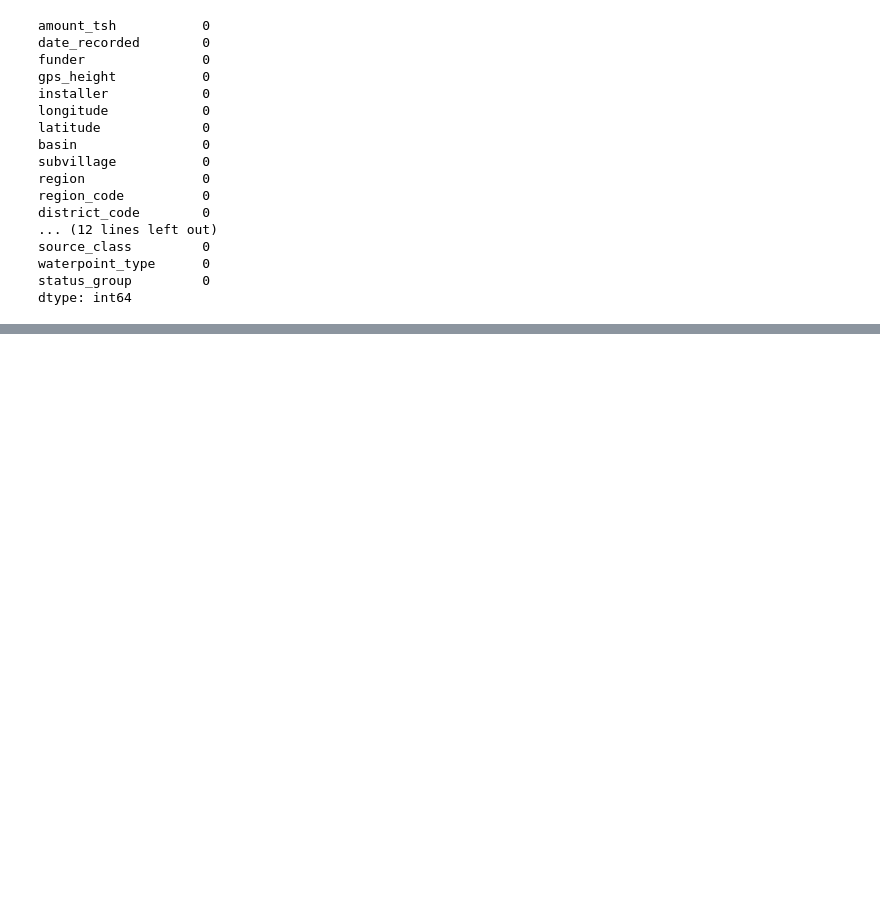
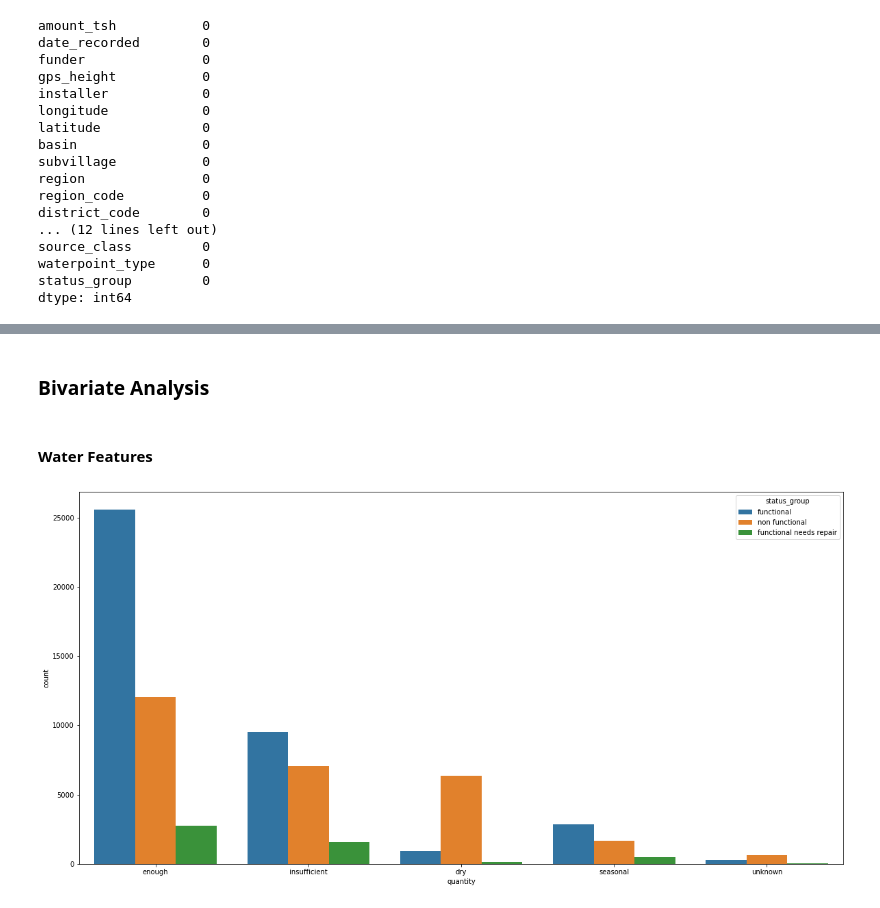
Before and after one commit to MissJJT/dsc-phase-3-project-v3, a Jupyter notebook: student.ipynb, the cells around one changed output, grey strips where cells are left out. Cells and saved outputs as stored; diff of their text form; code cells hidden in the pictures; blank space fills up the shorter version.

Commit message:
Bivariate

```diff
--- a/student.ipynb
+++ b/student.ipynb
@@ -1610,0 +1733,20 @@ dtype: int64
+# %%
+# Descriptive statistics
+print(df_without_id.describe())
+
+# Plot histograms for a few key numerical features
+
+numerical_features = ['amount_tsh', 'gps_height', 'longitude', 'latitude', 'population', 'construction_year']
+
+plt.style.use('seaborn-v0_8-whitegrid')
+fig, axes = plt.subplots(nrows=2, ncols=3, figsize=(18, 10))
+fig.suptitle('Histograms of Numerical Features', fontsize=20)
+
+for i, feature in enumerate(numerical_features):
+    row = i // 3
+    col = i % 3
+    sns.histplot(df[feature], ax=axes[row, col], kde=True)
+    axes[row, col].set_title(feature)
+
+plt.tight_layout(rect=[0, 0, 1, 0.96])
+plt.show()
@@ -1610,0 +1774,9 @@ dtype: int64
+# %% [markdown]
+### Bivariate Analysis
+# %% [markdown]
+#### Water Features
+# %%
+plt.figure(figsize=(20,10))
+ax = sns.countplot(x='quantity', hue="status_group", data=df_without_id)
+# %% [output]
+[figure, added]
```
Also changed, not shown: parts of 21 cells of this notebook.
